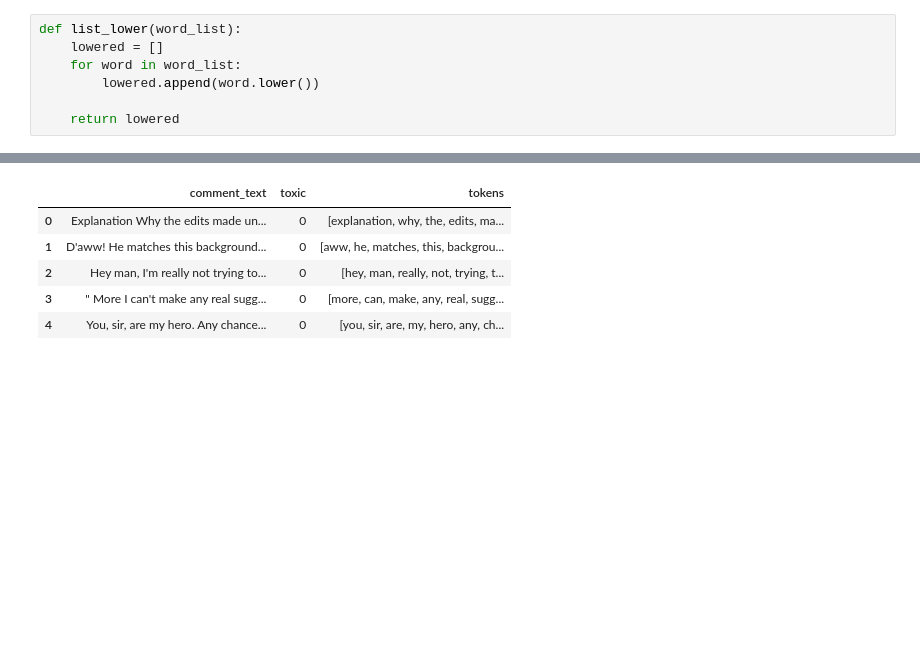
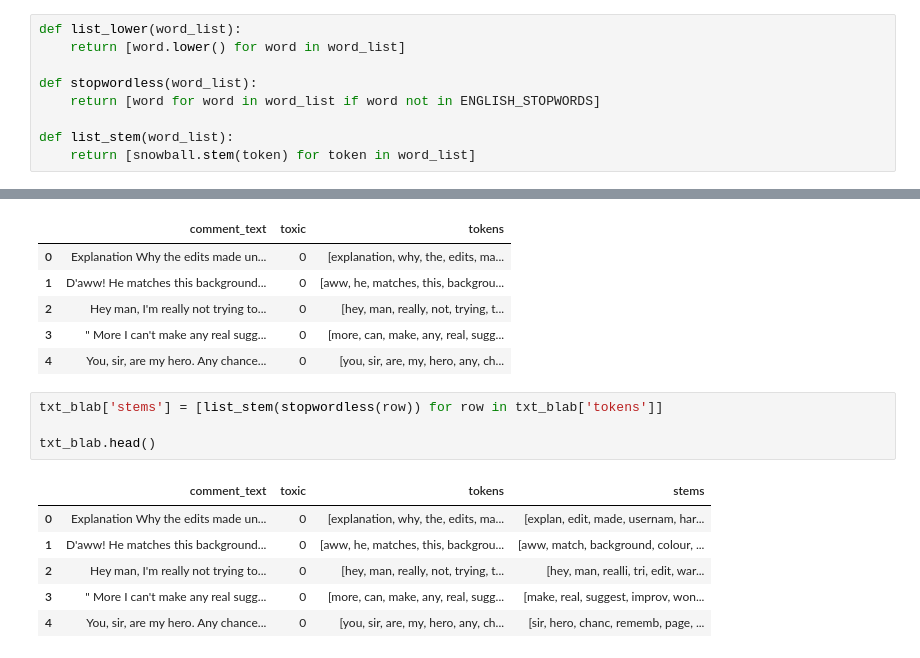
Before and after one commit to Supermjork/Keep-Talking, a Jupyter notebook: notebook/blabber.ipynb, the cells around one changed output, grey strips where cells are left out. Cells and saved outputs as stored; diff of their text form; blank space fills up the shorter version.

```diff
--- a/notebook/blabber.ipynb
+++ b/notebook/blabber.ipynb
@@ -384,13 +384,15 @@ txt_blab.head()
 | 2 | Hey man, I'm really not trying to... | 0 | [Hey, man, really, not, trying, t... |
 | 3 | " More I can't make any real sugg... | 0 | [More, can, make, any, real, sugg... |
 | 4 | You, sir, are my hero. Any chance... | 0 | [You, sir, are, my, hero, Any, ch... |
-# %%
-def list_lower(word_list):
-    lowered = []
-    for word in word_list:
-        lowered.append(word.lower())
-
-    return lowered
+# %%
+def list_lower(word_list):
+    return [word.lower() for word in word_list]
+
+def stopwordless(word_list):
+    return [word for word in word_list if word not in ENGLISH_STOPWORDS]
+
+def list_stem(word_list):
+    return [snowball.stem(token) for token in word_list]
 # %%
 # Lower casing each word
 txt_blab['tokens'] = [list_lower(row) for row in txt_blab['tokens']]
@@ -403,3 +405,14 @@ txt_blab.head()
 | 2 | Hey man, I'm really not trying to... | 0 | [hey, man, really, not, trying, t... |
 | 3 | " More I can't make any real sugg... | 0 | [more, can, make, any, real, sugg... |
 | 4 | You, sir, are my hero. Any chance... | 0 | [you, sir, are, my, hero, any, ch... |
+# %%
+txt_blab['stems'] = [list_stem(stopwordless(row)) for row in txt_blab['tokens']]
+
+txt_blab.head()
+# %% [output]
+|  | comment_text | toxic | tokens | stems |
+| 0 | Explanation Why the edits made un... | 0 | [explanation, why, the, edits, ma... | [explan, edit, made, usernam, har... |
+| 1 | D'aww! He matches this background... | 0 | [aww, he, matches, this, backgrou... | [aww, match, background, colour, ... |
+| 2 | Hey man, I'm really not trying to... | 0 | [hey, man, really, not, trying, t... | [hey, man, realli, tri, edit, war... |
+| 3 | " More I can't make any real sugg... | 0 | [more, can, make, any, real, sugg... | [make, real, suggest, improv, won... |
+| 4 | You, sir, are my hero. Any chance... | 0 | [you, sir, are, my, hero, any, ch... | [sir, hero, chanc, rememb, page, ... |
```
